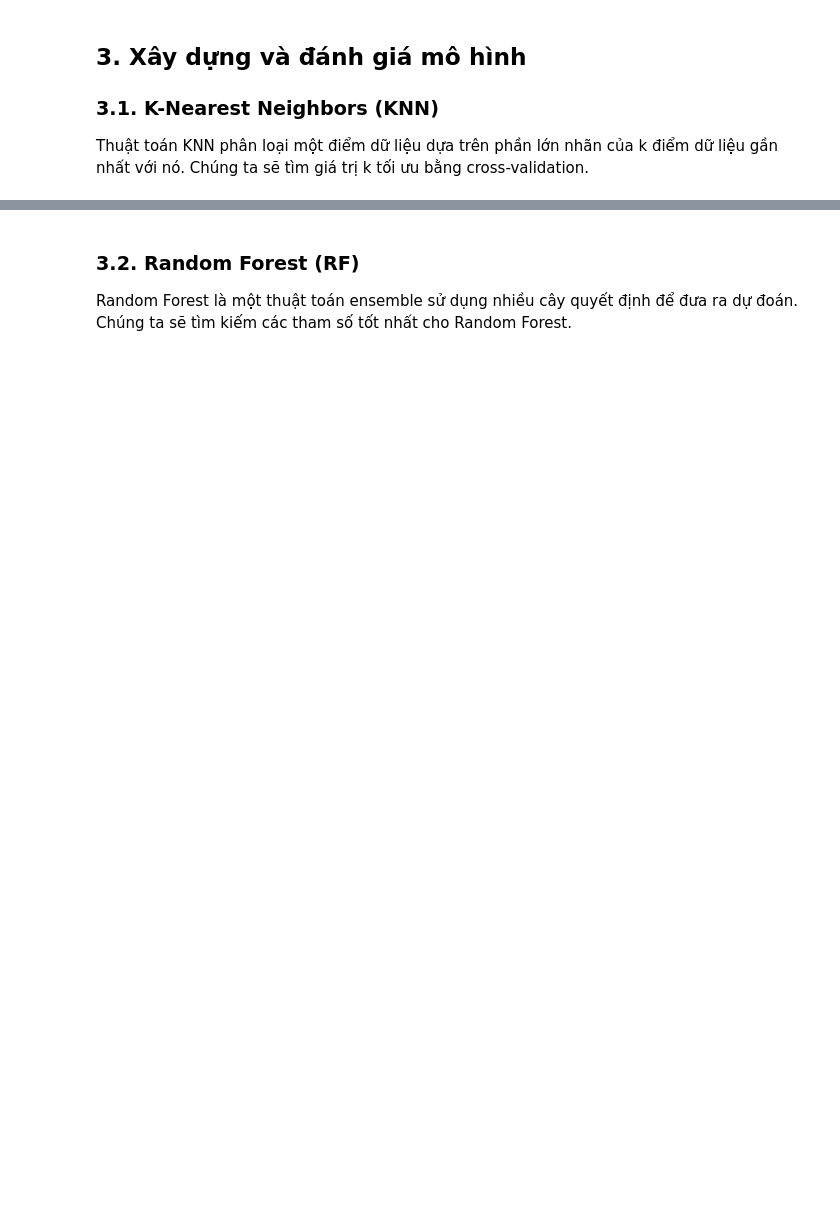
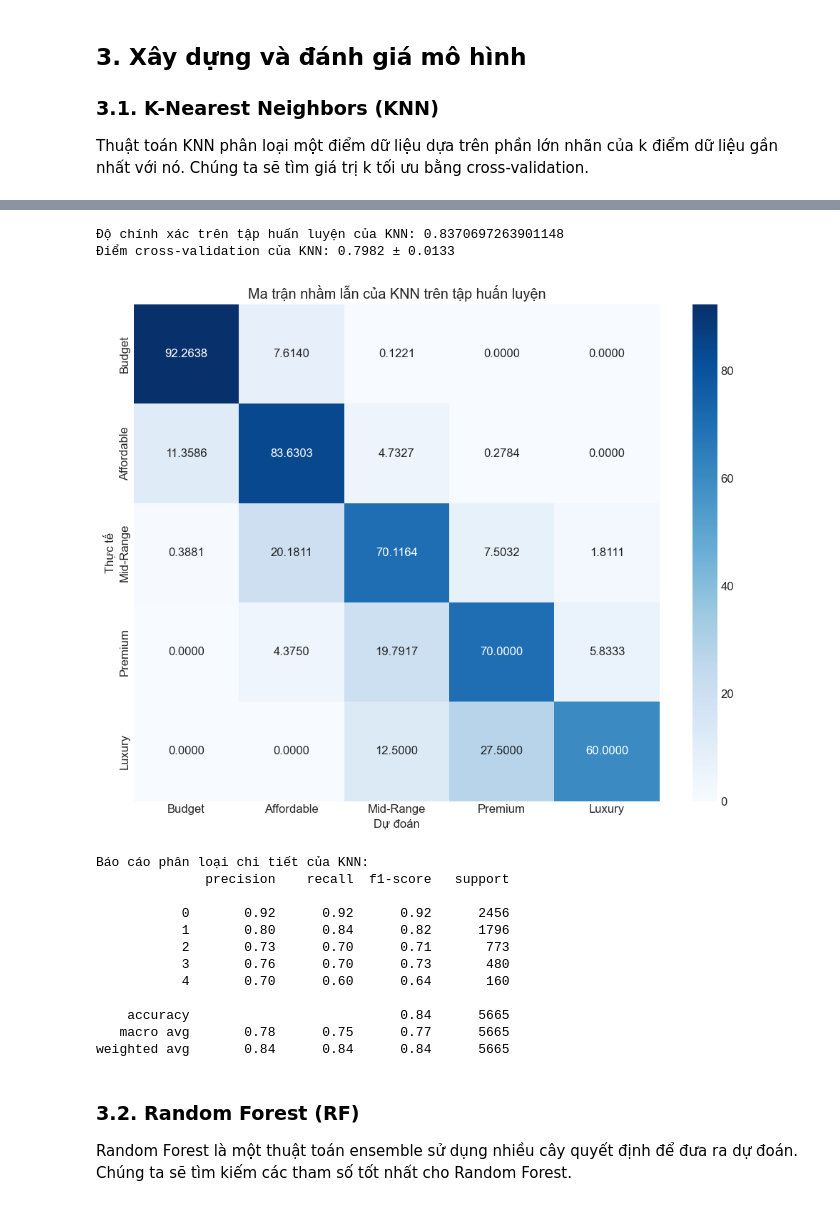
Before and after one commit to vulinhnopro2704/khdl_cuoi_ki, a Jupyter notebook: notebooks/Classification.ipynb, the cells around one changed output, grey strips where cells are left out. Drawn from its saved outputs; the diff is of its cells as text; code cells hidden in the pictures; blank space fills up the shorter version.

```diff
--- a/notebooks/Classification.ipynb
+++ b/notebooks/Classification.ipynb
@@ -189,41 +292,52 @@ print(f"Giá trị k tốt nhất: {best_k} với độ chính xác: {max(k_scor
 # %%
 # Huấn luyện mô hình KNN với k tốt nhất
 knn_best = KNeighborsClassifier(n_neighbors=best_k)
-knn_best.fit(X_train_scaled, y_train_encoded)
+knn_best.fit(X_train, y_train_encoded)
 
 # Đánh giá trên tập huấn luyện
-y_train_pred_knn = knn_best.predict(X_train_scaled)
+y_train_pred_knn = knn_best.predict(X_train)
 print("Độ chính xác trên tập huấn luyện của KNN:", accuracy_score(y_train_encoded, y_train_pred_knn))
 
 # Đánh giá bằng cross-validation
-cv_scores_knn = cross_val_score(knn_best, X_train_scaled, y_train_encoded, cv=5)
+cv_scores_knn = cross_val_score(knn_best, X_train, y_train_encoded, cv=5)
 print(f"Điểm cross-validation của KNN: {cv_scores_knn.mean():.4f} ± {cv_scores_knn.std():.4f}")
 
 # Ma trận nhầm lẫn trên tập huấn luyện
 plt.figure(figsize=(10, 8))
 cm_knn = confusion_matrix(y_train_encoded, y_train_pred_knn)
+cm_knn_percent = cm_knn.astype('float') / cm_knn.sum(axis=1)[:, np.newaxis] * 100
 
-# Xác định nhãn cho trục
-if y_train.dtype == 'object':
-    labels = le_target.classes_
-else:
-    labels = [str(i) for i in sorted(y_train.unique())]
-
-sns.heatmap(cm_knn, annot=True, fmt='d', cmap='Blues',
+sns.heatmap(cm_knn_percent, annot=True, fmt='.4f', cmap='Blues',
             xticklabels=labels, yticklabels=labels)
 plt.xlabel('Dự đoán')
 plt.ylabel('Thực tế')
 plt.title('Ma trận nhầm lẫn của KNN trên tập huấn luyện')
 plt.tight_layout()
 plt.show()
 
 # Báo cáo phân loại chi tiết
 print("\nBáo cáo phân loại chi tiết của KNN:")
 if y_train.dtype == 'object':
     print(classification_report(y_train_encoded, y_train_pred_knn, target_names=le_target.classes_))
 else:
     print(classification_report(y_train_encoded, y_train_pred_knn,
                               target_names=[str(i) for i in sorted(y_train.unique())]))
+# %% [output]
+Độ chính xác trên tập huấn luyện của KNN: 0.8370697263901148
+Điểm cross-validation của KNN: 0.7982 ± 0.0133
+[figure, added]
+Báo cáo phân loại chi tiết của KNN:
+              precision    recall  f1-score   support
+
+           0       0.92      0.92      0.92      2456
+           1       0.80      0.84      0.82      1796
+           2       0.73      0.70      0.71       773
+           3       0.76      0.70      0.73       480
+           4       0.70      0.60      0.64       160
+
+    accuracy                           0.84      5665
+   macro avg       0.78      0.75      0.77      5665
+weighted avg       0.84      0.84      0.84      5665
 # %% [markdown]
 ### 3.2. Random Forest (RF)
 
```
Also changed, not shown: parts of 30 cells of this notebook, 3 other files.
